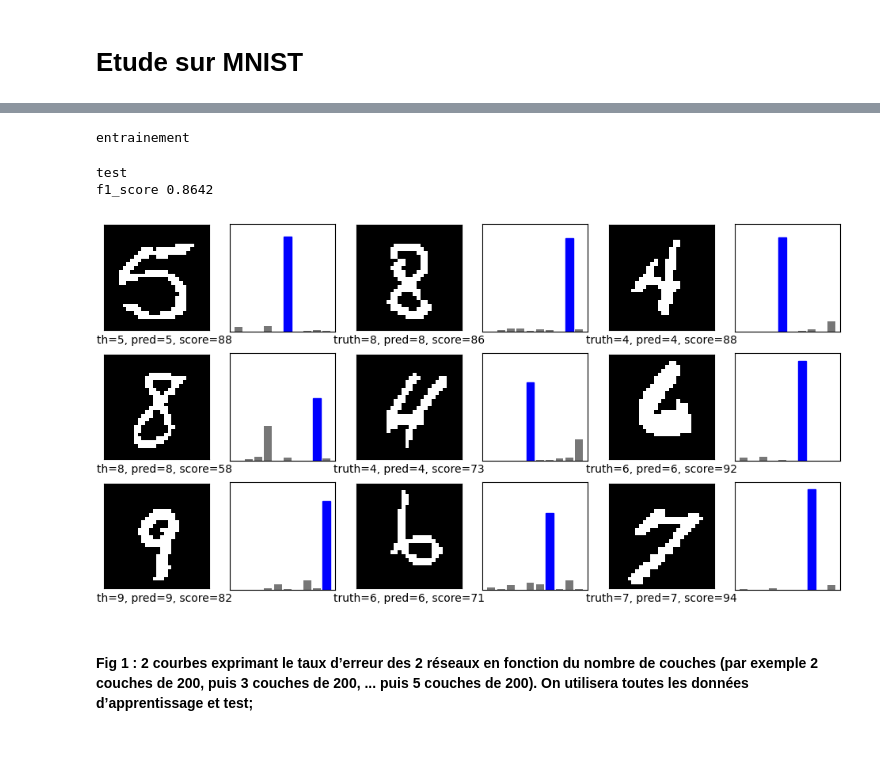
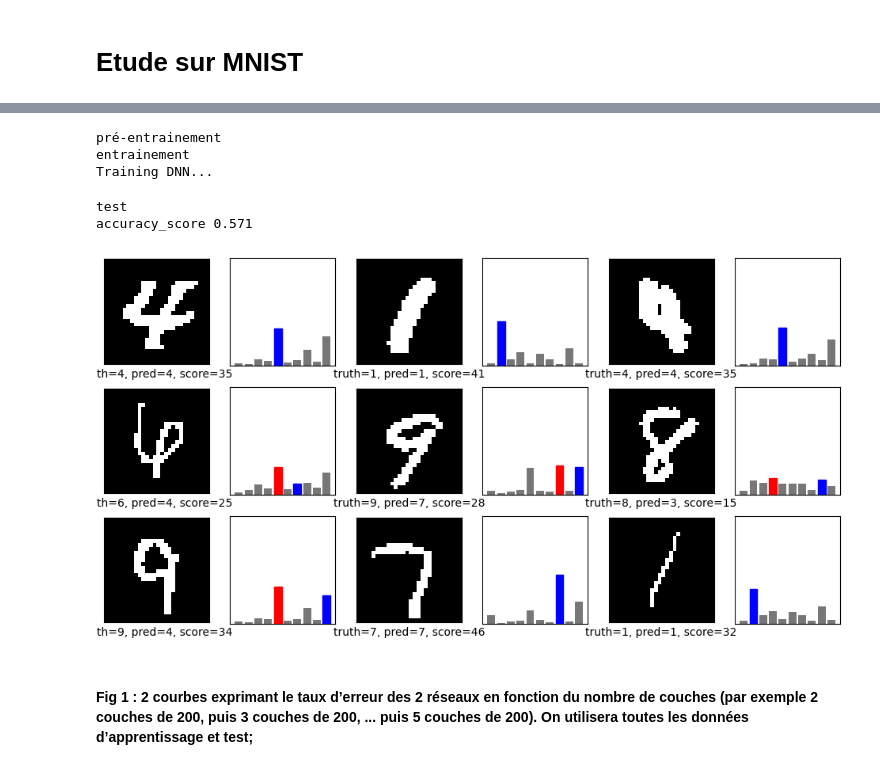
Before and after one commit to AlexiaALLAL/dl2_project, a Jupyter notebook: dl_2_project.ipynb, the cells around one changed output, grey strips where cells are left out. Saved outputs shown, nothing was run; the diff lists cells and outputs as text; code cells hidden in the pictures.

```diff
--- a/dl_2_project.ipynb
+++ b/dl_2_project.ipynb
@@ -119,7 +122,7 @@ def plot_batched_images(batched_images, variables, save=False):
     plt.show()
 
 
-def plot_preds(y_true, y_pred, save=False):
+def plot_preds(X, y_true, y_pred, save=False):
     num_cols = 3
     num_rows = 3
 
@@ -143,7 +146,7 @@ def plot_preds(y_true, y_pred, save=False):
         plt.grid(False)
         plt.xticks([])
         plt.yticks([])
-        plt.imshow(X_test[idx].reshape(28, 28), cmap=plt.cm.gray)
+        plt.imshow(X[idx].reshape(28, 28), cmap=plt.cm.gray)
         plt.xlabel(
             "truth={}, pred={}, score={:2.0f}".format(
                 true_label,
@@ -346,7 +349,7 @@ def pretrain_DNN(dnn, X_init, epochs, lr, batch_size):
     """
     print("Pretraining DNN...")
     X = X_init
-    for rbm in dnn[:-1]:
+    for rbm in tqdm(dnn[:-1]):
         rbm = train_RBM(rbm, X, epochs, lr, batch_size)
         X = entree_sortie_RBM(rbm, X)
     return dnn
@@ -484,7 +487,7 @@ def DNN_main(
         print("accuracy_score", score)
 
     if show_preds:
-        plot_preds(y_test, y_pred, save="mnist_preds_with_prob")
+        plot_preds(X_test, y_test, y_pred, save="mnist_preds_with_prob")
 
     return cross_entropy, score
 # %% [markdown]
@@ -671,10 +720,16 @@ DBN
 # %% [markdown]
 # Etude sur MNIST
 # %%
-X_train, X_test, y_train, y_test = lire_mnist(subsample_size=-1)
+#----------
+train_size = 6000 # Default = -1
+n_main = 5 # standard number of neurons per layer (default = 100)
+#----------
+
+X_train, X_test, y_train, y_test = lire_mnist(subsample_size=train_size) # -1
 
 batch_size = 2000
 lr = 0.1
-n_layers = [784, 200, 10]
+
+n_layers = [784, 5, 10]
 pretrain_iter = 100
 train_iter = 200
@@ -685,22 +743,24 @@ plot_data(X_train.reshape(-1, 28, 28), save="mnist")
 # %%
 ce, score = DNN_main(
     X_train,
     X_test,
     y_train,
     y_test,
-    n_layers=[784, 5, 10],
+    n_layers=[784, n_main, 10], #--------
     lr=lr,
     batch_size=batch_size,
     pretrain_iter=None,
     train_iter=train_iter,
     show_preds=True,
     verbose=True,
 )
 # %% [output]
+pré-entrainement
 entrainement
+Training DNN...
 test
-f1_score 0.8642
+accuracy_score 0.571
-[figure, old version]
+[figure, new version]
 # %% [markdown]
 #### Fig 1 : 2 courbes exprimant le taux d’erreur des 2 réseaux en fonction du nombre de couches (par exemple 2 couches de 200, puis 3 couches de 200, ... puis 5 couches de 200). On utilisera toutes les données d’apprentissage et test;
 # %%
```
Also changed, not shown: parts of 16 cells of this notebook.
